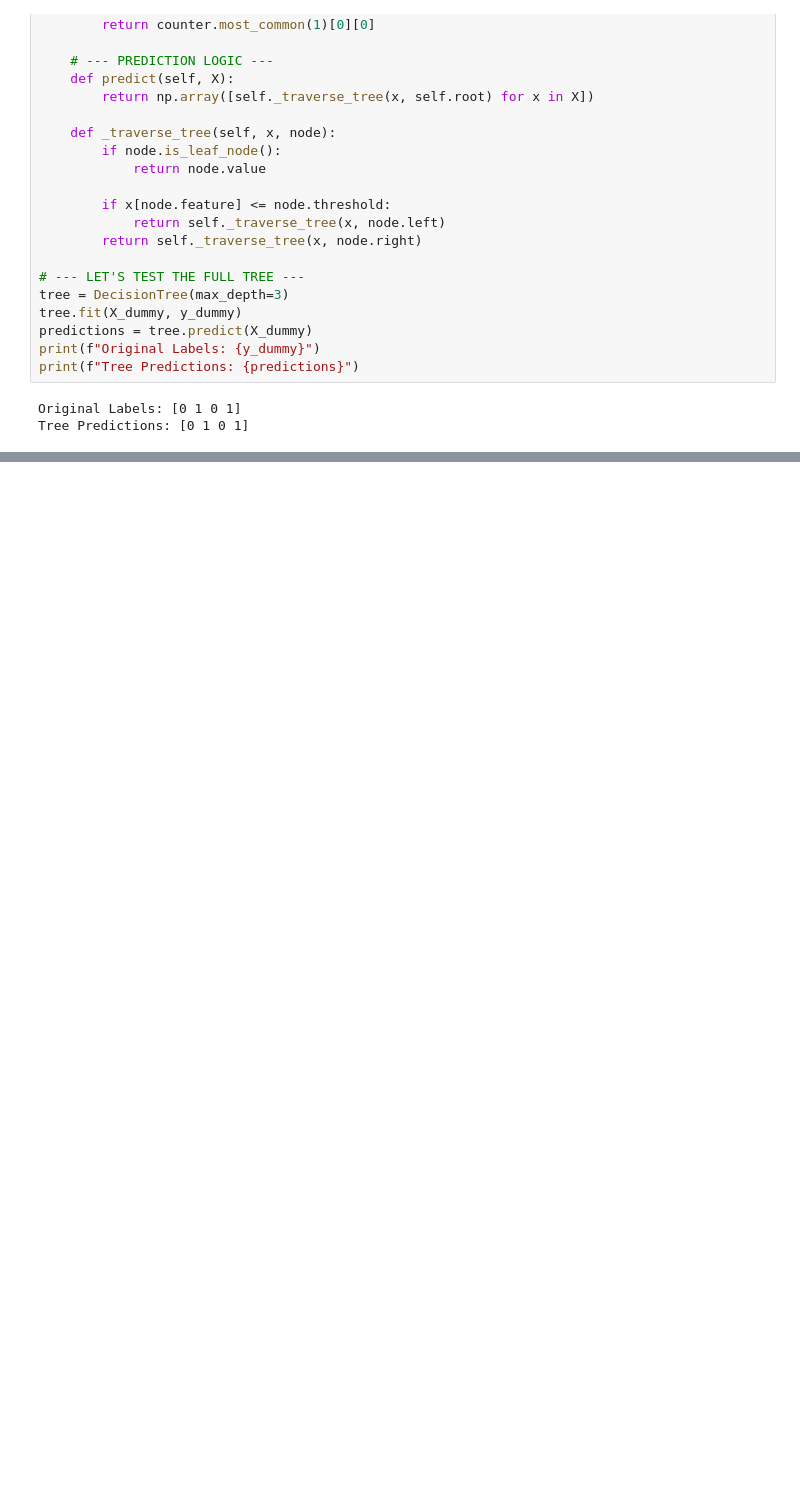
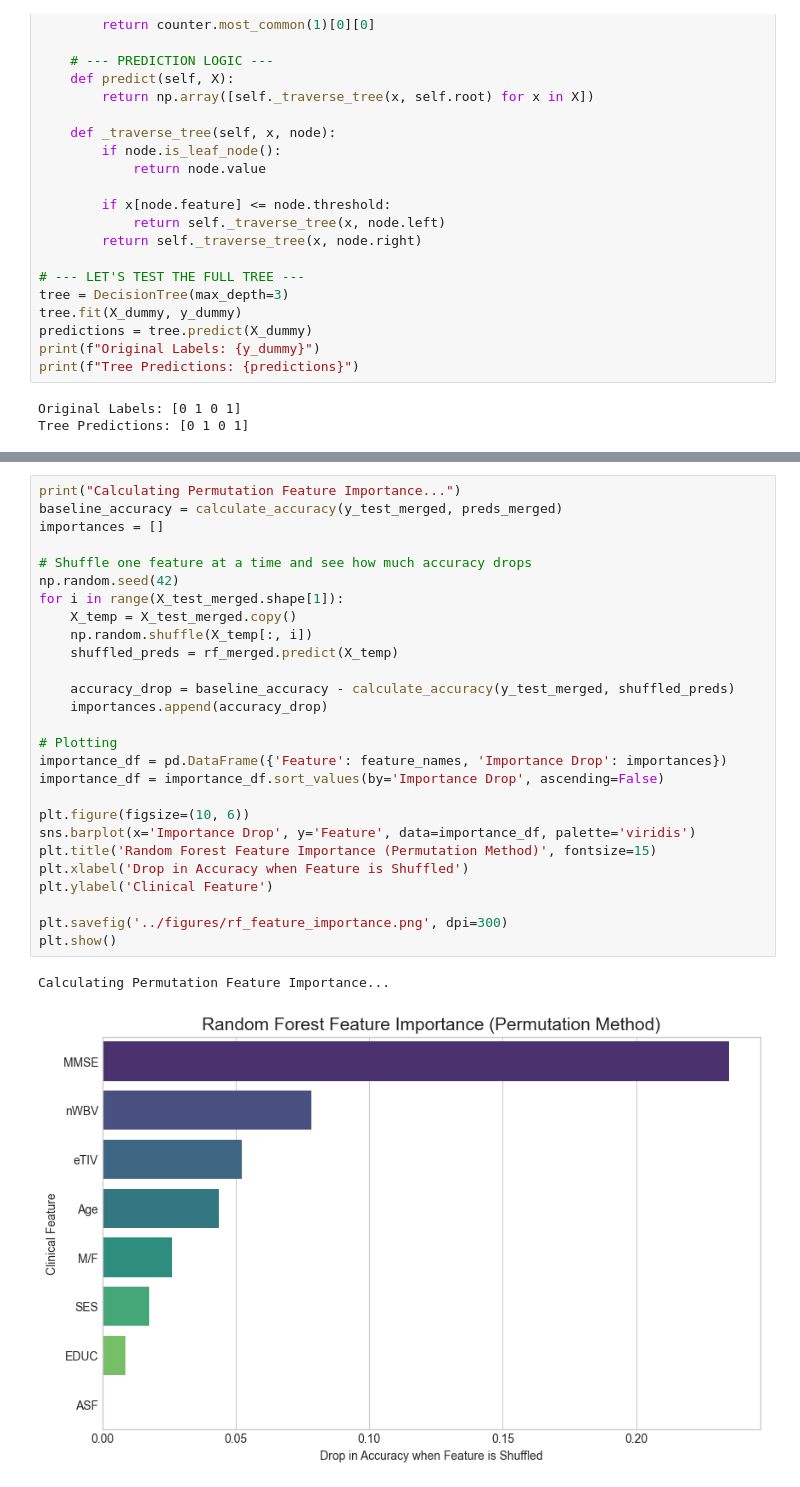
Before and after one commit to Ekram17ahmed/Machine-learning-Project, a Jupyter notebook: notebooks/model_RandomForest.ipynb, the cells around one changed output, grey strips where cells are left out. Drawn from its saved outputs; the diff is of its cells as text; blank space fills up the shorter version.

```diff
--- a/notebooks/model_RandomForest.ipynb
+++ b/notebooks/model_RandomForest.ipynb
@@ -353,0 +447,30 @@ F1-Score: 0.9577
+# %%
+print("Calculating Permutation Feature Importance...")
+baseline_accuracy = calculate_accuracy(y_test_merged, preds_merged)
+importances = []
+
+# Shuffle one feature at a time and see how much accuracy drops
+np.random.seed(42)
+for i in range(X_test_merged.shape[1]):
+    X_temp = X_test_merged.copy()
+    np.random.shuffle(X_temp[:, i])
+    shuffled_preds = rf_merged.predict(X_temp)
+
+    accuracy_drop = baseline_accuracy - calculate_accuracy(y_test_merged, shuffled_preds)
+    importances.append(accuracy_drop)
+
+# Plotting
+importance_df = pd.DataFrame({'Feature': feature_names, 'Importance Drop': importances})
+importance_df = importance_df.sort_values(by='Importance Drop', ascending=False)
+
+plt.figure(figsize=(10, 6))
+sns.barplot(x='Importance Drop', y='Feature', data=importance_df, palette='viridis')
+plt.title('Random Forest Feature Importance (Permutation Method)', fontsize=15)
+plt.xlabel('Drop in Accuracy when Feature is Shuffled')
+plt.ylabel('Clinical Feature')
+
+plt.savefig('../figures/rf_feature_importance.png', dpi=300)
+plt.show()
+# %% [output]
+Calculating Permutation Feature Importance...
+[figure, added]
```
Also changed, not shown: parts of 11 cells of this notebook, 31 other files.
